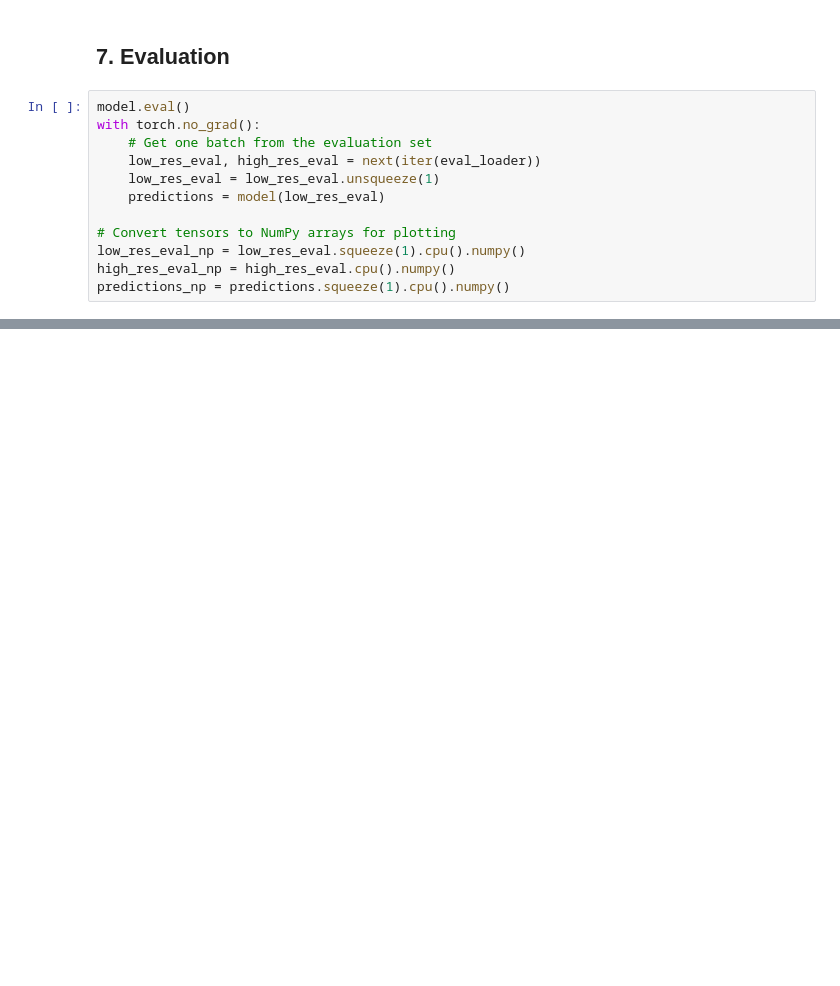
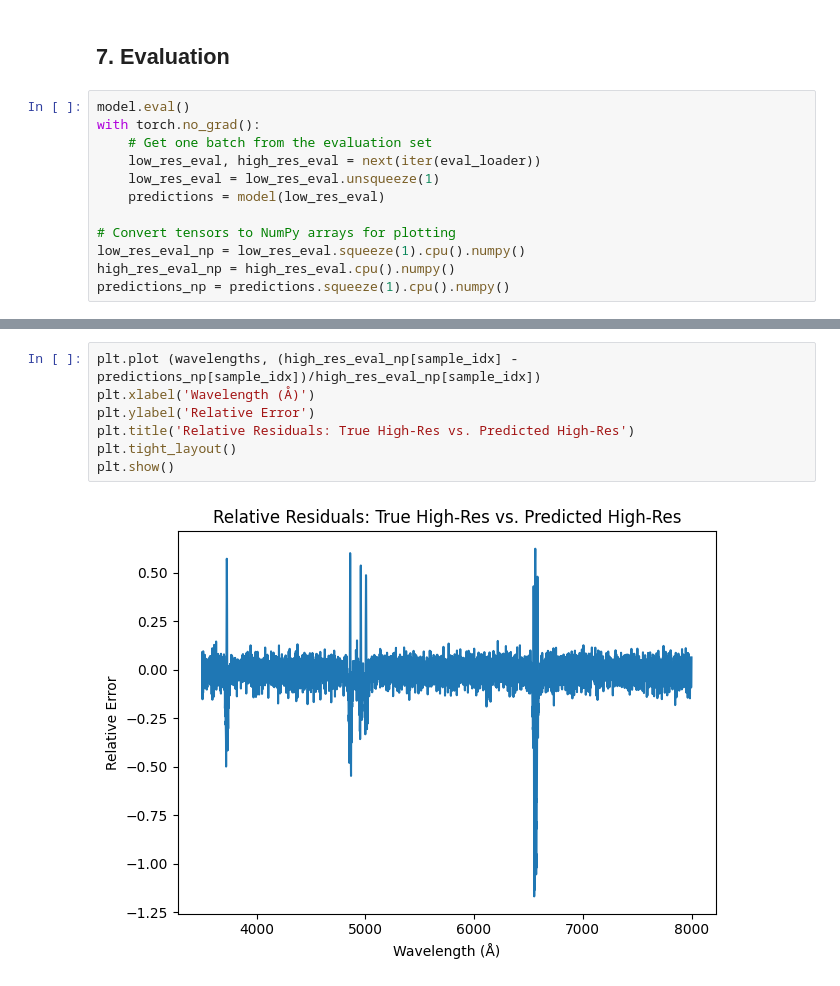
Before and after one commit to aryana-haghjoo/super_resolution, a Jupyter notebook: toy_model/low_to_high_spectra.ipynb, the cells around one changed output, grey strips where cells are left out. Saved outputs shown, nothing was run; the diff lists cells and outputs as text; blank space fills up the shorter version.

```diff
--- a/toy_model/low_to_high_spectra.ipynb
+++ b/toy_model/low_to_high_spectra.ipynb
@@ -212,0 +210,9 @@ plt.show()
+# %%
+plt.plot (wavelengths, (high_res_eval_np[sample_idx] - predictions_np[sample_idx])/high_res_eval_np[sample_idx])
+plt.xlabel('Wavelength (Å)')
+plt.ylabel('Relative Error')
+plt.title('Relative Residuals: True High-Res vs. Predicted High-Res')
+plt.tight_layout()
+plt.show()
+# %% [output]
+[figure, added]
```
Also changed, not shown: parts of 5 cells of this notebook, 3 other files.
